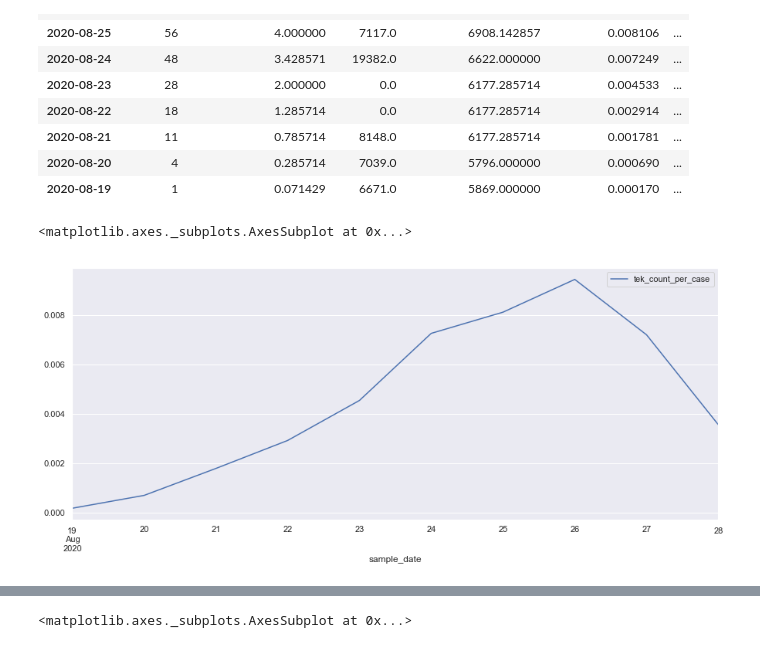
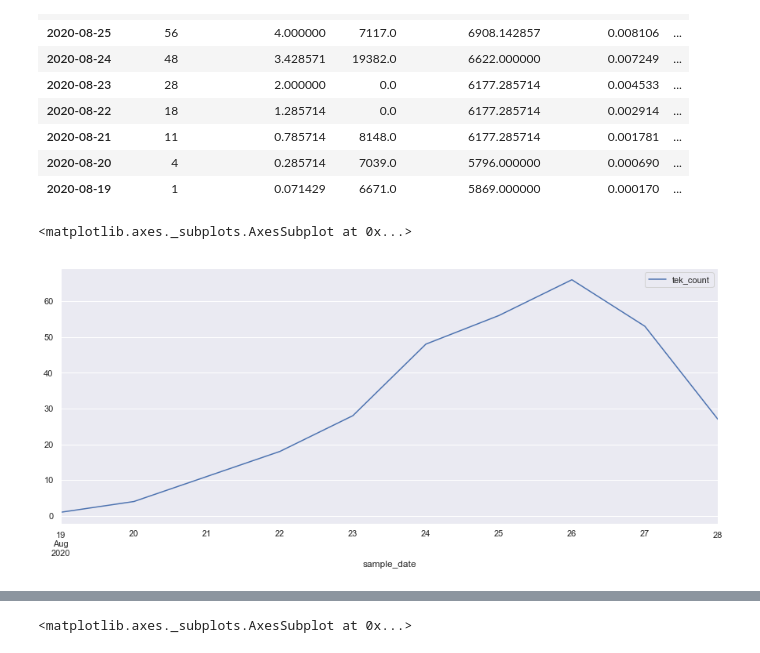
Before and after one commit to luis-sanfelices/RadarCOVID-Report, a Jupyter notebook: RadarCOVID-Report.ipynb, the cells around one changed output, grey strips where cells are left out. Cells and saved outputs as stored; diff of their text form; code cells hidden in the pictures.

```diff
--- a/RadarCOVID-Report.ipynb
+++ b/RadarCOVID-Report.ipynb
@@ -111,7 +111,7 @@ exposure_keys_summary_df[[
 | 2020-08-20 | 4 | 0.285714 | 7039.0 | 5796.000000 | 0.000690 | ... |
 | 2020-08-19 | 1 | 0.071429 | 6671.0 | 5869.000000 | 0.000170 | ... |
 # %%
-exposure_keys_summary_df[["tek_count_per_case"]].plot()
+exposure_keys_summary_df[["tek_count"]].plot()
 # %% [output]
 <matplotlib.axes._subplots.AxesSubplot at 0x...>
-[figure, old version]
+[figure, new version]
```
Also changed, not shown: parts of 1 cell of this notebook.
